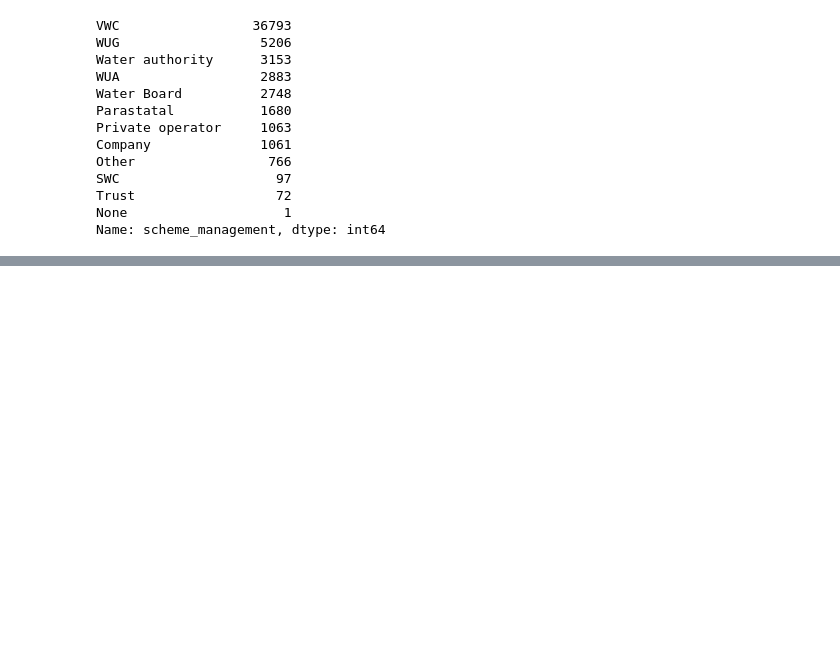
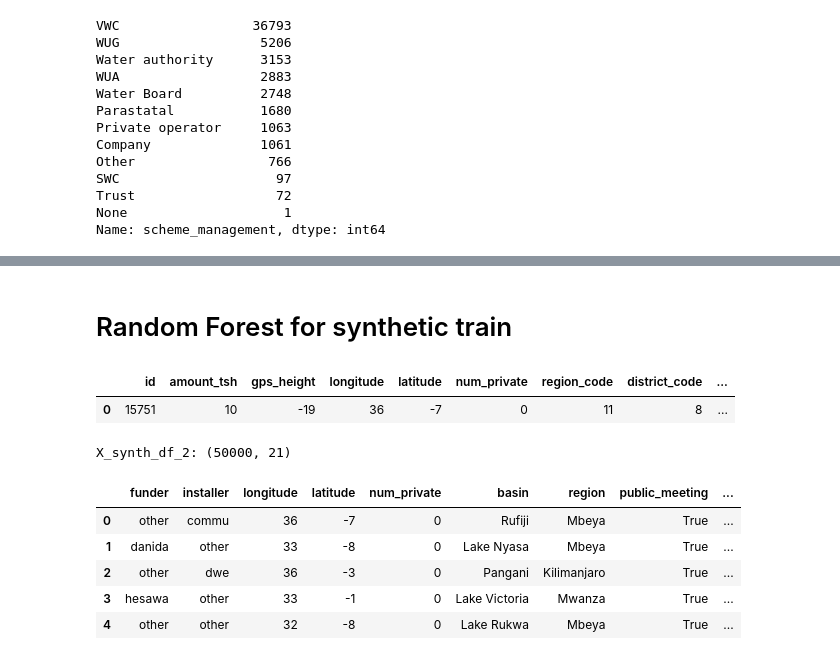
Before and after one commit to learn-co-students/dsc-capstone-project-v2-onl01-dtsc-ft-041320, a Jupyter notebook: CTGAN.ipynb, the cells around one changed output, grey strips where cells are left out. Saved outputs shown, nothing was run; the diff lists cells and outputs as text; code cells hidden in the pictures; blank space fills up the shorter version.

```diff
--- a/CTGAN.ipynb
+++ b/CTGAN.ipynb
@@ -494,0 +428,23 @@ ctgan = CTGANSynthesizer()
+# %% [markdown]
+# Random Forest for synthetic train
+# %%
+synth_df_2 = synth_df
+# %%
+synth_df_num_2 = synth_df_2.select_dtypes(include = np.number).copy()
+synth_df_num_2.head(1)
+# %% [output]
+|  | id | amount_tsh | gps_height | longitude | latitude | num_private | region_code | district_code | ... |
+| 0 | 15751 | 10 | -19 | 36 | -7 | 0 | 11 | 8 | ... |
+# %%
+# Encode features with more then < 50 unique values, numberical columns to that dataframe
+X_synth_df_2 = synth_df_2.loc[:, synth_df_2.nunique().sort_values() < 50]
+print('X_synth_df_2:', X_synth_df_2.shape)
+X_synth_df_2.head()
+# %% [output]
+X_synth_df_2: (50000, 21)
+|  | funder | installer | longitude | latitude | num_private | basin | region | public_meeting | ... |
+| 0 | other | commu | 36 | -7 | 0 | Rufiji | Mbeya | True | ... |
+| 1 | danida | other | 33 | -8 | 0 | Lake Nyasa | Mbeya | True | ... |
+| 2 | other | dwe | 36 | -3 | 0 | Pangani | Kilimanjaro | True | ... |
+| 3 | hesawa | other | 33 | -1 | 0 | Lake Victoria | Mwanza | True | ... |
+| 4 | other | other | 32 | -8 | 0 | Lake Rukwa | Mbeya | True | ... |
```
Also changed, not shown: parts of 71 cells of this notebook.
